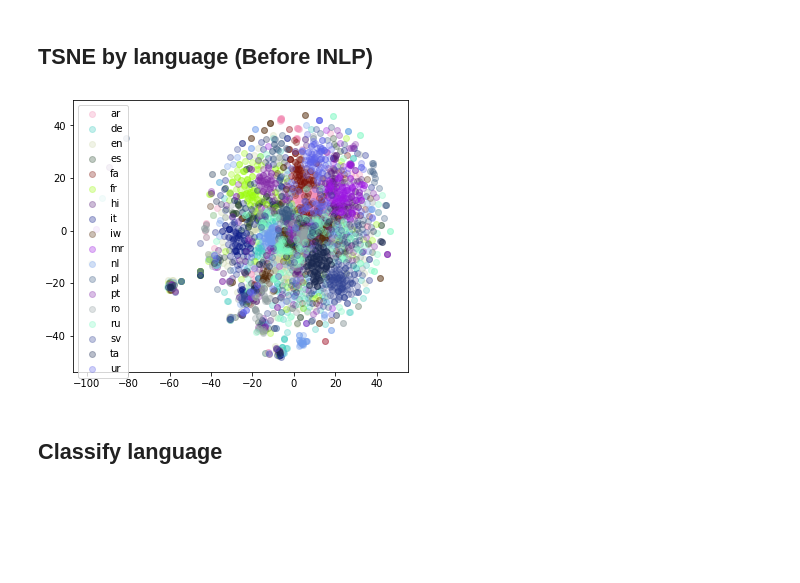
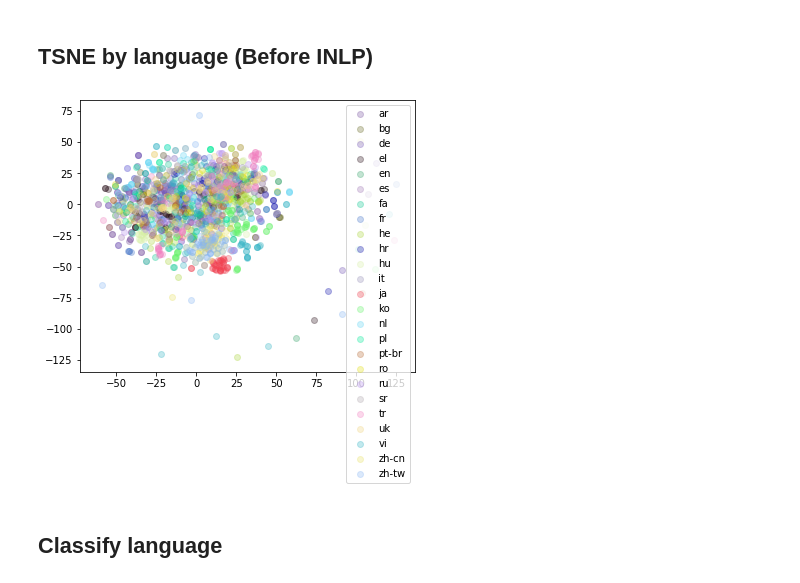
Before and after one commit to Shaul1321/multilingual-inlp, a Jupyter notebook: inlp-mbert-experiment.ipynb, the cells around one changed output. Drawn from its saved outputs; the diff is of its cells as text; code cells hidden in the pictures; blank space fills up the shorter version.

Commit message:
switching to TED data

```diff
--- a/inlp-mbert-experiment.ipynb
+++ b/inlp-mbert-experiment.ipynb
@@ -39,0 +63,12 @@ for line in tqdm_notebook(lines[:]):
+# %%
+from collections import Counter
+lang_counter = Counter()
+for lang in all_langs:
+
+    relevant = [d for d in all_data if d["lang"] == lang]
+    lang_counter[lang] = len(relevant)
+
+common_langs = lang_counter.most_common(25)
+print(common_langs)
+common_langs, _ = list(zip(*common_langs))
+langs = common_langs
@@ -40,12 +97,11 @@ for line in tqdm_notebook(lines[:]):
 # %%
 data = []
-n = 3500
+n = 5000
 
-langs = ["en", "ar", "es", "pt", "it", "fr", "in", "hi", "de", "ru", "nl", "ja", "th", "tl"]
-langs = ["en", "es", "it", "pt", "ru", "hi", "de", "fr", "ar", "iw", "nl", "fa", "ur", "pl", "mr", "ro", "sv", "ta"]
+#langs = ["en", "ar", "es", "pt", "it", "fr", "in", "hi", "de", "ru", "nl", "ja", "th", "tl"]
+#langs = ["en", "es", "it", "pt", "ru", "hi", "de", "fr", "ar", "iw", "nl", "fa", "ur", "pl", "th", "ro", "sv", "ta", "ja", "ko"]
 for lang in langs:
-    lang_tweets = [d for d in all_tweets if d["lang"] == lang]
-    print(lang, len(lang_tweets))
+    lang_tweets = [d for d in all_data if d["lang"] == lang]
     for i in range(n):
         tweet = random.choice(lang_tweets)
         data.append({"lang": lang, "text": tweet["text"]})
@@ -190,5 +236,5 @@ def collect_bert_states(bert, data: List[Tuple], layers: List[int], strategy = "
 
         return data
 # %%
-bert = BertEncoder(device = "cuda")
+bert = BertEncoder(device = "cuda", model = "bert")
 # %% [output]
@@ -212,5 +258,5 @@ I0225 05:55:26.215622 140114912474944 modeling_utils.py:406] loading weights fil
 # %%
-data_with_states = collect_bert_states(bert, copy.deepcopy(data)[:], layers = [-1], strategy = "rand-word")
+data_with_states = collect_bert_states(bert, copy.deepcopy(data)[:15000], layers = [1], strategy = "rand-word")
 # %% [output]
 [interactive output not drawn]
 # %%
@@ -248,10 +294,10 @@ def tsne(vecs, labels, title="", ind2label = None, words = None, metric = "l2",
 # %%
 random.shuffle(data_with_states)
 vecs = np.array([d["vec"] for d in data_with_states][:])
 labels_lang = np.array([d["lang"] for d in data_with_states][:])
-tsne(vecs[:3000], labels_lang[:3000])
+tsne(vecs[:1500], labels_lang[:1500])
 # %% [output]
-[figure, old version]
+[figure, new version]
 # %% [markdown]
 ## Classify language
 # %%
```
Also changed, not shown: parts of 32 cells of this notebook.
